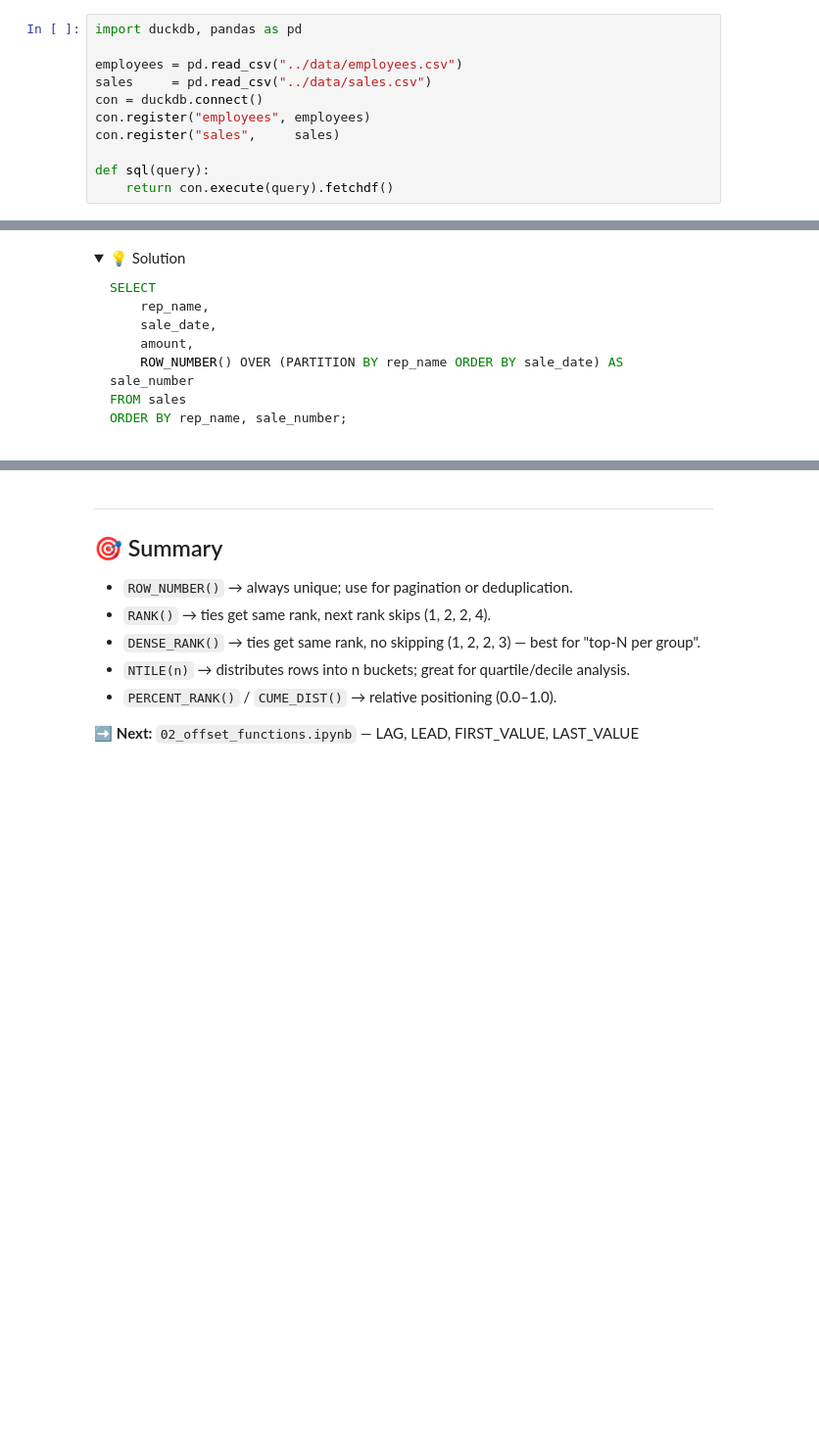
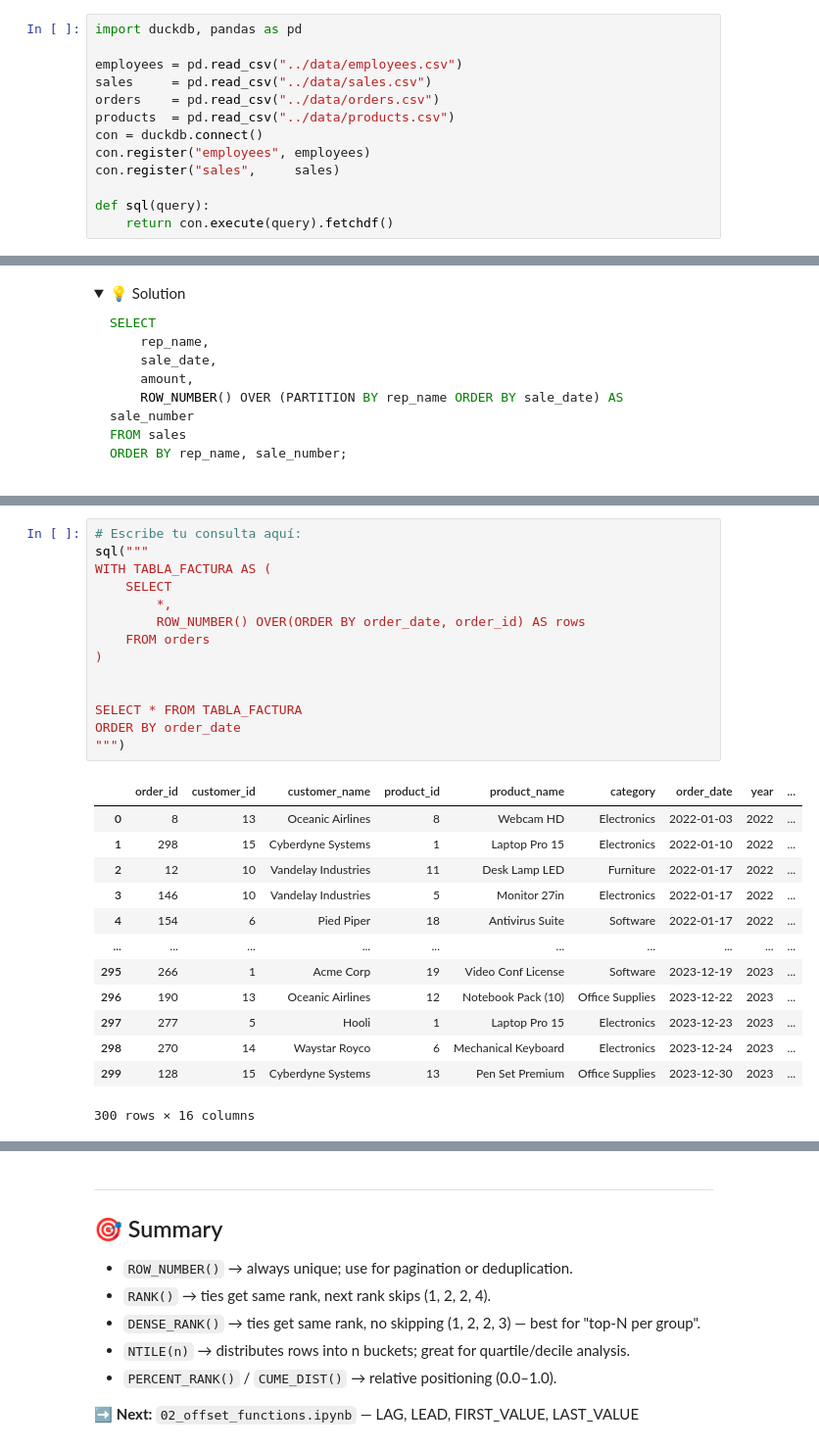
Before and after one commit to pcorner10/sql_practice, a Jupyter notebook: notebooks/01_ranking_functions.ipynb, the cells around one changed output, grey strips where cells are left out. Shown at 98% size. Cells and saved outputs as stored; diff of their text form; folded sections open; blank space fills up the shorter version.

```diff
--- a/notebooks/01_ranking_functions.ipynb
+++ b/notebooks/01_ranking_functions.ipynb
@@ -18,6 +18,8 @@ import duckdb, pandas as pd
 
 employees = pd.read_csv("../data/employees.csv")
 sales     = pd.read_csv("../data/sales.csv")
+orders    = pd.read_csv("../data/orders.csv")
+products  = pd.read_csv("../data/products.csv")
 con = duckdb.connect()
 con.register("employees", employees)
 con.register("sales",     sales)
@@ -229,0 +530,28 @@ ORDER BY rep_name, sale_number;
+# %%
+# Escribe tu consulta aquí:
+sql("""
+WITH TABLA_FACTURA AS (
+    SELECT
+        *,
+        ROW_NUMBER() OVER(ORDER BY order_date, order_id) AS rows
+    FROM orders
+)
+
+
+SELECT * FROM TABLA_FACTURA
+ORDER BY order_date
+""")
+# %% [output]
+|  | order_id | customer_id | customer_name | product_id | product_name | category | order_date | year | ... |
+| 0 | 8 | 13 | Oceanic Airlines | 8 | Webcam HD | Electronics | 2022-01-03 | 2022 | ... |
+| 1 | 298 | 15 | Cyberdyne Systems | 1 | Laptop Pro 15 | Electronics | 2022-01-10 | 2022 | ... |
+| 2 | 12 | 10 | Vandelay Industries | 11 | Desk Lamp LED | Furniture | 2022-01-17 | 2022 | ... |
+| 3 | 146 | 10 | Vandelay Industries | 5 | Monitor 27in | Electronics | 2022-01-17 | 2022 | ... |
+| 4 | 154 | 6 | Pied Piper | 18 | Antivirus Suite | Software | 2022-01-17 | 2022 | ... |
+| ... | ... | ... | ... | ... | ... | ... | ... | ... | ... |
+| 295 | 266 | 1 | Acme Corp | 19 | Video Conf License | Software | 2023-12-19 | 2023 | ... |
+| 296 | 190 | 13 | Oceanic Airlines | 12 | Notebook Pack (10) | Office Supplies | 2023-12-22 | 2023 | ... |
+| 297 | 277 | 5 | Hooli | 1 | Laptop Pro 15 | Electronics | 2023-12-23 | 2023 | ... |
+| 298 | 270 | 14 | Waystar Royco | 6 | Mechanical Keyboard | Electronics | 2023-12-24 | 2023 | ... |
+| 299 | 128 | 15 | Cyberdyne Systems | 13 | Pen Set Premium | Office Supplies | 2023-12-30 | 2023 | ... |
+300 rows × 16 columns
```
Also changed, not shown: parts of 67 cells of this notebook, 8 other files.
